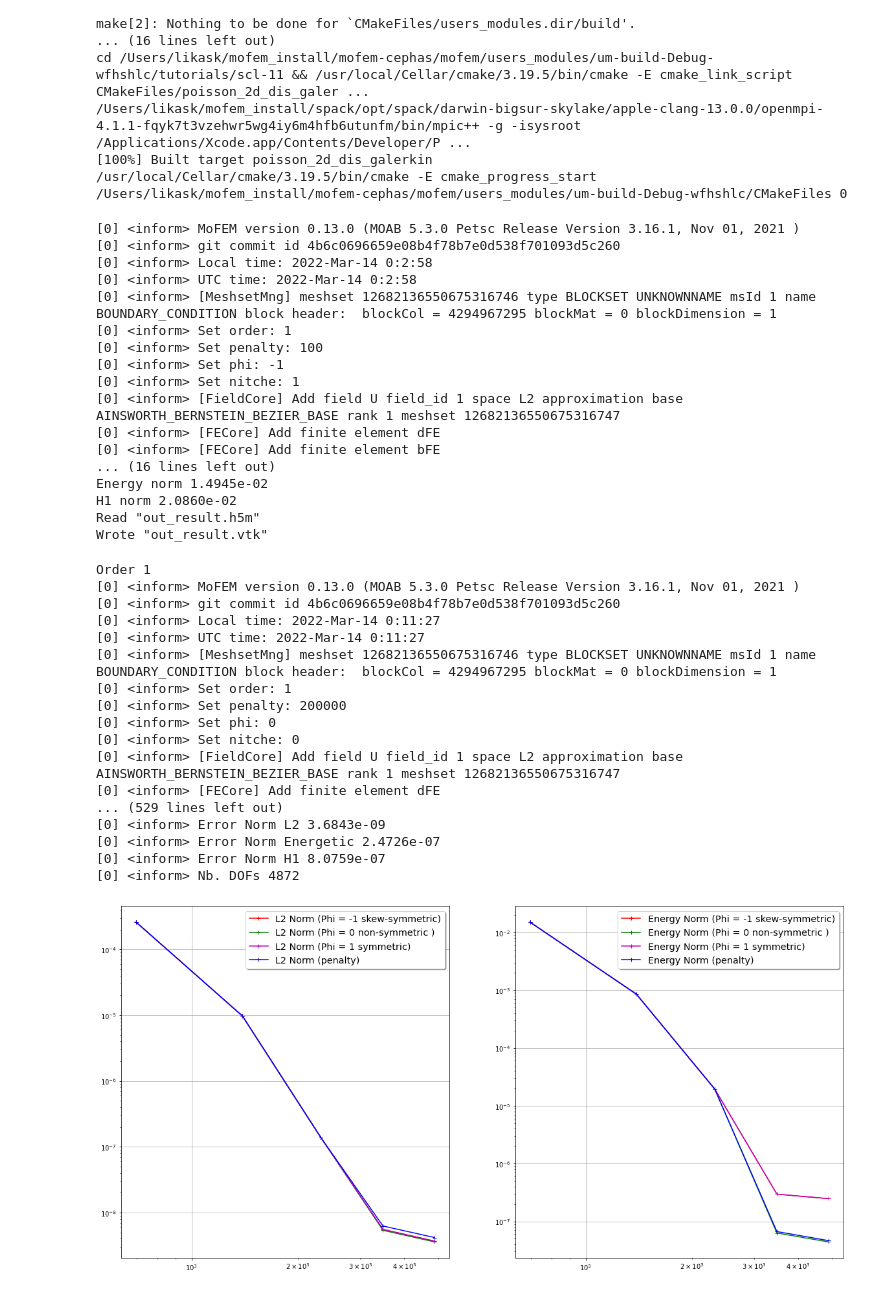
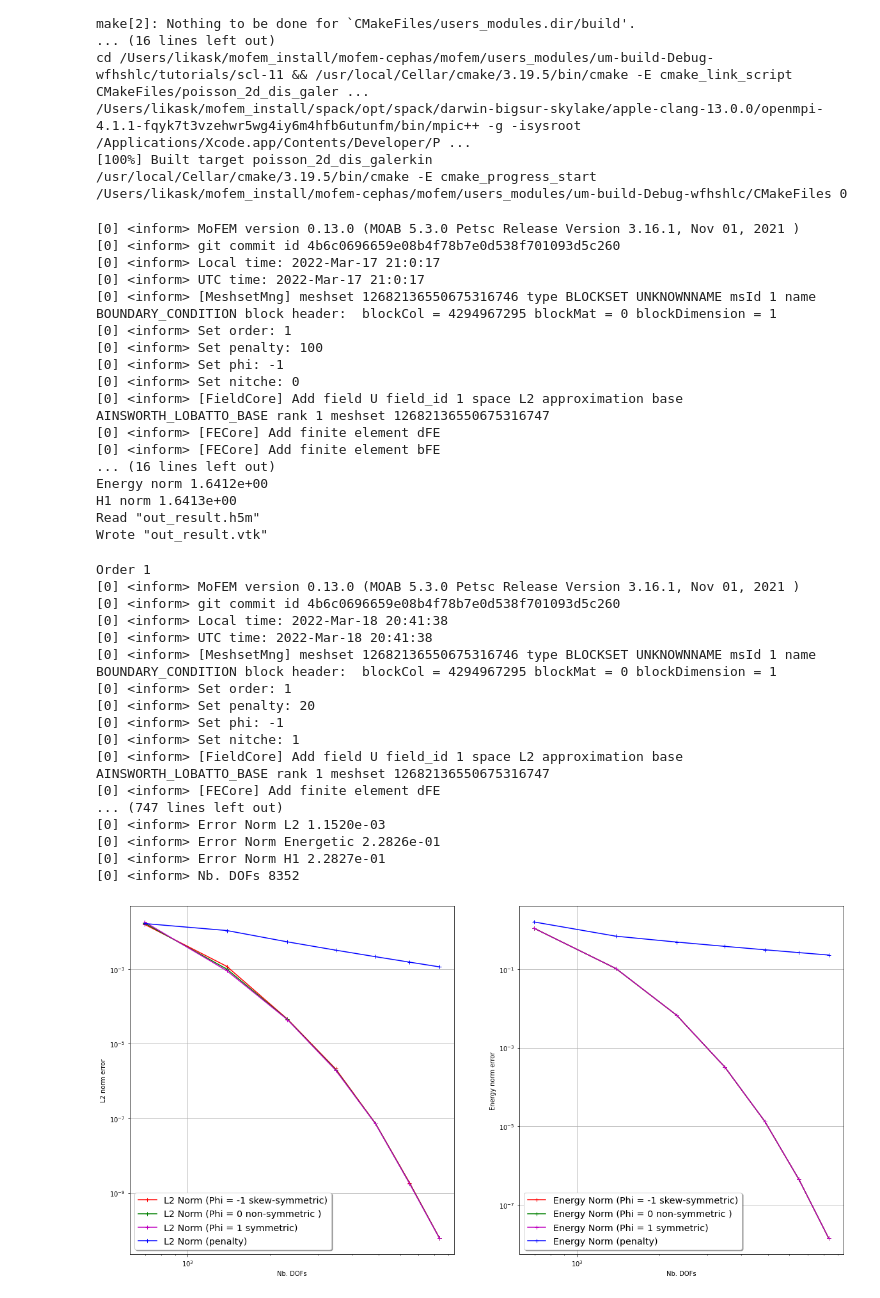
Before and after one commit to MoFEM/users-modules-cephas, a Jupyter notebook: tutorials/scl-11/test.ipynb, the cells around one changed output. Drawn from its saved outputs; the diff is of its cells as text; code cells hidden in the pictures.

```diff
--- a/tutorials/scl-11/test.ipynb
+++ b/tutorials/scl-11/test.ipynb
@@ -36,7 +36,7 @@ def run_test(order, penalty, phi, nitche):
   h1_norm = float(h1_norm[0])
   return [l2_norm, energy_norm, h1_norm]
 
-[l2_norm, energy_norm, h1_norm] = run_test(1, 1e2, -1, 1)
+[l2_norm, energy_norm, h1_norm] = run_test(1, 1e2, -1, 0)
 print('L2 norm %6.4e ' % l2_norm)
 print('Energy norm %6.4e ' % energy_norm)
 print('H1 norm %6.4e ' % h1_norm)
@@ -45,23 +45,23 @@ print('H1 norm %6.4e ' % h1_norm)
 # %% [output]
 [0] <inform> MoFEM version 0.13.0 (MOAB 5.3.0 Petsc Release Version 3.16.1, Nov 01, 2021 )
 [0] <inform> git commit id 4b6c0696659e08b4f78b7e0d538f701093d5c260
-[0] <inform> Local time: 2022-Mar-14 0:2:58
-[0] <inform> UTC time: 2022-Mar-14 0:2:58
+[0] <inform> Local time: 2022-Mar-17 21:0:17
+[0] <inform> UTC time: 2022-Mar-17 21:0:17
 [0] <inform> [MeshsetMng] meshset 12682136550675316746 type BLOCKSET UNKNOWNNAME msId 1 name BOUNDARY_CONDITION block header:  blockCol = 4294967295 blockMat = 0 blockDimension = 1
 [0] <inform> Set order: 1
 [0] <inform> Set penalty: 100
 [0] <inform> Set phi: -1
-[0] <inform> Set nitche: 1
-[0] <inform> [FieldCore] Add field U field_id 1 space L2 approximation base AINSWORTH_BERNSTEIN_BEZIER_BASE rank 1 meshset 12682136550675316747
+[0] <inform> Set nitche: 0
+[0] <inform> [FieldCore] Add field U field_id 1 space L2 approximation base AINSWORTH_LOBATTO_BASE rank 1 meshset 12682136550675316747
 [0] <inform> [FECore] Add finite element dFE
 [0] <inform> [FECore] Add finite element bFE
 ... (16 lines left out)
-Energy norm 1.4945e-02
-H1 norm 2.0860e-02
+Energy norm 1.6412e+00
+H1 norm 1.6413e+00
 Read "out_result.h5m"
 Wrote "out_result.vtk"
 # %%
-penalty = 1e5
+penalty = 1e1
 order_list = []
 l2_norm_phi_m_1_list = []
 l2_norm_phi_0_list = []
@@ -72,24 +72,26 @@ energy_norm_phi_0_list = []
 energy_norm_phi_1_list = []
 energy_norm_phi_penalty_list = []
 dofs_list=[]
-for o in range(1, 6):
+for o in range(1, 8):
   print('Order %d' % o)
   order_list.append(o)
   p = o*(o+1)*penalty
-  [l2_norm_penalty, energy_norm_penalty,
-   h1_norm_penalty] = run_test(o, p, 0, 0)
-  [l2_norm_phi_m_1, energy_norm_phi_m_1,
-   h1_norm_phi_m_1] = run_test(o, p, -1, 1)
+
+  [l2_norm_phi_m_1, energy_norm_phi_m_1, h1_norm_phi_m_1] = run_test(o, p, -1, 1)
   [l2_norm_phi_0, energy_norm_phi_0, h1_norm_phi_0] = run_test(o, p, 0, 1)
   [l2_norm_phi_1, energy_norm_phi_1, h1_norm_phi_1] = run_test(o, p, 1, 1)
+  [l2_norm_penalty, energy_norm_penalty, h1_norm_penalty] = run_test(o, p, 0, 0)
+
   l2_norm_phi_m_1_list.append(l2_norm_phi_m_1)
-  l2_norm_phi_penalty_list.append(l2_norm_penalty)
   l2_norm_phi_0_list.append(l2_norm_phi_0)
   l2_norm_phi_1_list.append(l2_norm_phi_1)
+  l2_norm_phi_penalty_list.append(l2_norm_penalty)
+
   energy_norm_phi_m_1_list.append(energy_norm_phi_m_1)
-  energy_norm_phi_penalty_list.append(energy_norm_penalty)
   energy_norm_phi_0_list.append(energy_norm_phi_0)
   energy_norm_phi_1_list.append(energy_norm_phi_1)
+  energy_norm_phi_penalty_list.append(energy_norm_penalty)
+
   nb_dofs=!grep DOFs log
   nb_dofs=int(nb_dofs[0].split()[-1])
   dofs_list.append(nb_dofs)
@@ -97,39 +99,43 @@ for o in range(1, 6):
 Order 1
 [0] <inform> MoFEM version 0.13.0 (MOAB 5.3.0 Petsc Release Version 3.16.1, Nov 01, 2021 )
 [0] <inform> git commit id 4b6c0696659e08b4f78b7e0d538f701093d5c260
-[0] <inform> Local time: 2022-Mar-14 0:11:27
-[0] <inform> UTC time: 2022-Mar-14 0:11:27
+[0] <inform> Local time: 2022-Mar-18 20:41:38
+[0] <inform> UTC time: 2022-Mar-18 20:41:38
 [0] <inform> [MeshsetMng] meshset 12682136550675316746 type BLOCKSET UNKNOWNNAME msId 1 name BOUNDARY_CONDITION block header:  blockCol = 4294967295 blockMat = 0 blockDimension = 1
 [0] <inform> Set order: 1
-[0] <inform> Set penalty: 200000
-[0] <inform> Set phi: 0
-[0] <inform> Set nitche: 0
-[0] <inform> [FieldCore] Add field U field_id 1 space L2 approximation base AINSWORTH_BERNSTEIN_BEZIER_BASE rank 1 meshset 12682136550675316747
+[0] <inform> Set penalty: 20
+[0] <inform> Set phi: -1
+[0] <inform> Set nitche: 1
+[0] <inform> [FieldCore] Add field U field_id 1 space L2 approximation base AINSWORTH_LOBATTO_BASE rank 1 meshset 12682136550675316747
 [0] <inform> [FECore] Add finite element dFE
-... (529 lines left out)
-[0] <inform> Error Norm L2 3.6843e-09
-[0] <inform> Error Norm Energetic 2.4726e-07
-[0] <inform> Error Norm H1 8.0759e-07
-[0] <inform> Nb. DOFs 4872
+... (747 lines left out)
+[0] <inform> Error Norm L2 1.1520e-03
+[0] <inform> Error Norm Energetic 2.2826e-01
+[0] <inform> Error Norm H1 2.2827e-01
+[0] <inform> Nb. DOFs 8352
 # %%
 # plot
 plt.rcParams['figure.figsize'] = [20,10]
 fig, ax = plt.subplots(1,2)
 ax[0].set_xscale('log')
 ax[0].set_yscale('log')
 ax[0].plot(dofs_list, l2_norm_phi_m_1_list, 'r+-', label='L2 Norm (Phi = -1 skew-symmetric)')
 ax[0].plot(dofs_list, l2_norm_phi_0_list, 'g+-', label='L2 Norm (Phi = 0 non-symmetric )')
 ax[0].plot(dofs_list, l2_norm_phi_1_list, 'm+-', label='L2 Norm (Phi = 1 symmetric)')
 ax[0].plot(dofs_list, l2_norm_phi_penalty_list, 'b+-', label='L2 Norm (penalty)')
-legend = ax[0].legend(loc='upper right', shadow=True, fontsize='x-large')
+ax[0].set_xlabel('Nb. DOFs')
+ax[0].set_ylabel('L2 norm error')
+legend = ax[0].legend(loc='lower left', shadow=True, fontsize='x-large')
 ax[0].grid(True);
 ax[1].set_xscale('log')
 ax[1].set_yscale('log')
 ax[1].plot(dofs_list, energy_norm_phi_m_1_list, 'r+-', label='Energy Norm (Phi = -1 skew-symmetric)')
 ax[1].plot(dofs_list, energy_norm_phi_0_list, 'g+-', label='Energy Norm (Phi = 0 non-symmetric )')
 ax[1].plot(dofs_list, energy_norm_phi_1_list, 'm+-', label='Energy Norm (Phi = 1 symmetric)')
 ax[1].plot(dofs_list, energy_norm_phi_penalty_list, 'b+-', label='Energy Norm (penalty)')
-legend = ax[1].legend(loc='upper right', shadow=True, fontsize='x-large')
+ax[1].set_xlabel('Nb. DOFs')
+ax[1].set_ylabel('Energy norm error')
+legend = ax[1].legend(loc='lower left', shadow=True, fontsize='x-large')
 ax[1].grid(True)
 # %% [output]
-[figure, old version]
+[figure, new version]
```
Also changed, not shown: parts of 2 cells of this notebook, 2 other files.
